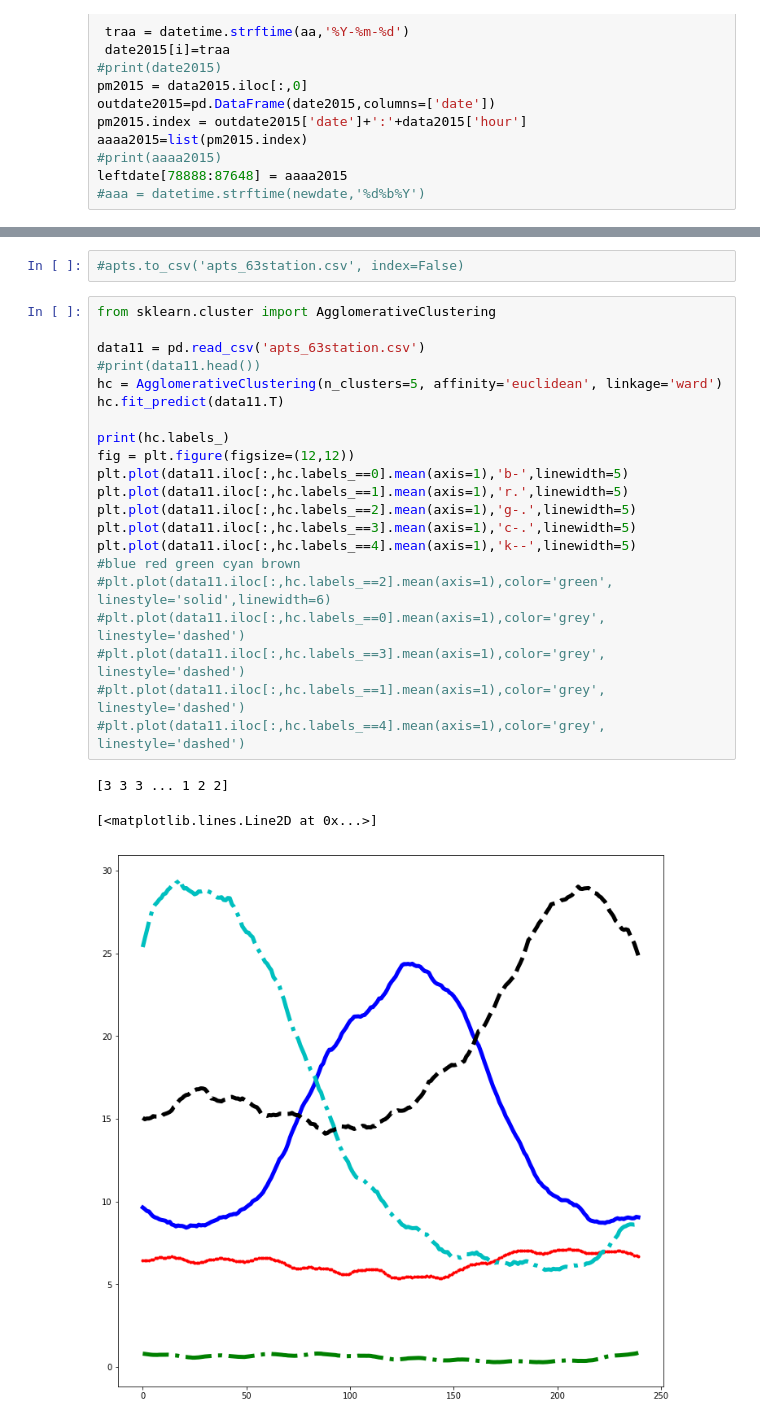
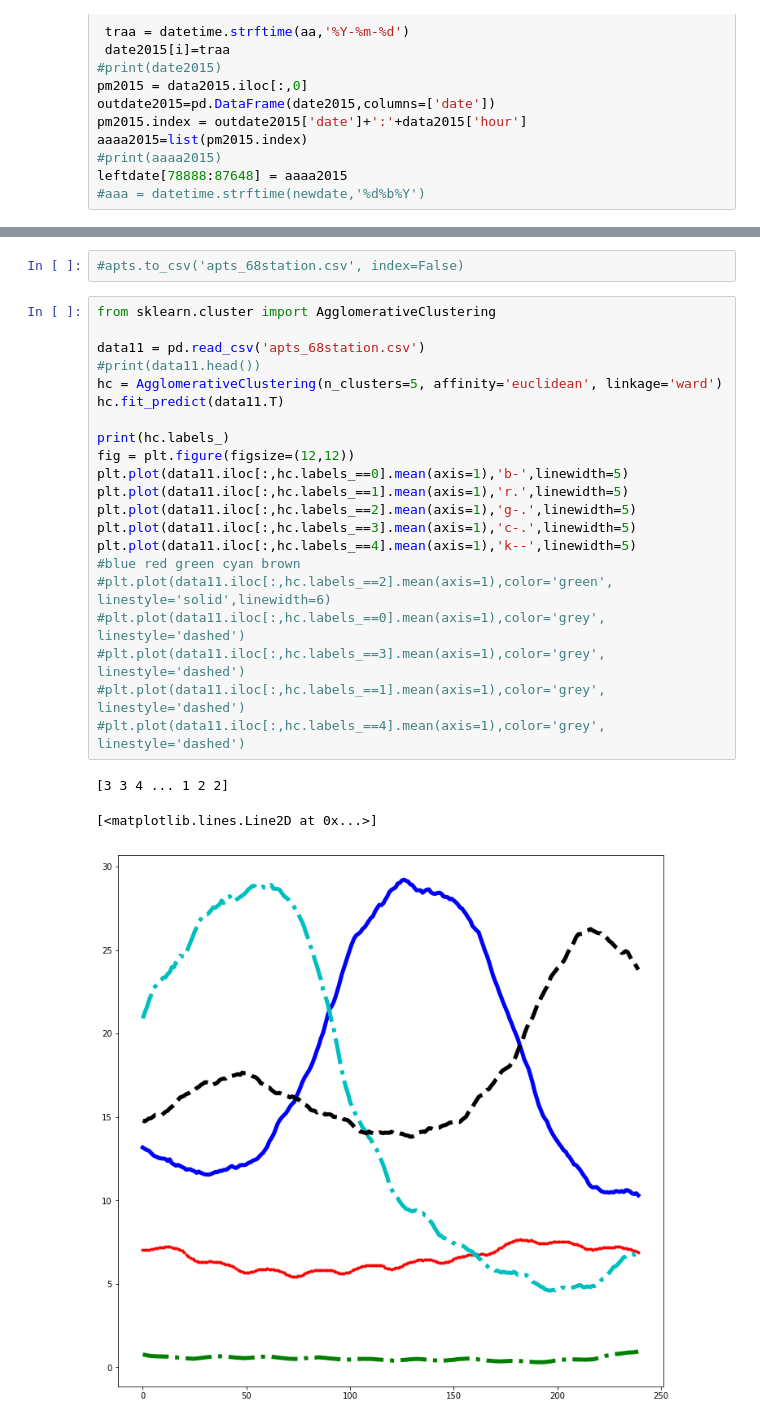
Before and after one commit to jerryjerry9/ce_2019, a Jupyter notebook: hw0418.ipynb, the cells around one changed output, grey strips where cells are left out. Saved outputs shown, nothing was run; the diff lists cells and outputs as text.

```diff
--- a/hw0418.ipynb
+++ b/hw0418.ipynb
@@ -147,28 +160,28 @@ apts.head()
 5 rows × 3642 columns
 # %%
-#apts.to_csv('apts_63station.csv', index=False)
+#apts.to_csv('apts_68station.csv', index=False)
 # %%
 from sklearn.cluster import AgglomerativeClustering
 
-data11 = pd.read_csv('apts_63station.csv')
+data11 = pd.read_csv('apts_68station.csv')
 #print(data11.head())
 hc = AgglomerativeClustering(n_clusters=5, affinity='euclidean', linkage='ward')
 hc.fit_predict(data11.T)
 
 print(hc.labels_)
 fig = plt.figure(figsize=(12,12))
 plt.plot(data11.iloc[:,hc.labels_==0].mean(axis=1),'b-',linewidth=5)
 plt.plot(data11.iloc[:,hc.labels_==1].mean(axis=1),'r.',linewidth=5)
 plt.plot(data11.iloc[:,hc.labels_==2].mean(axis=1),'g-.',linewidth=5)
 plt.plot(data11.iloc[:,hc.labels_==3].mean(axis=1),'c-.',linewidth=5)
 plt.plot(data11.iloc[:,hc.labels_==4].mean(axis=1),'k--',linewidth=5)
 #blue red green cyan brown
 #plt.plot(data11.iloc[:,hc.labels_==2].mean(axis=1),color='green', linestyle='solid',linewidth=6)
 #plt.plot(data11.iloc[:,hc.labels_==0].mean(axis=1),color='grey', linestyle='dashed')
 #plt.plot(data11.iloc[:,hc.labels_==3].mean(axis=1),color='grey', linestyle='dashed')
 #plt.plot(data11.iloc[:,hc.labels_==1].mean(axis=1),color='grey', linestyle='dashed')
 #plt.plot(data11.iloc[:,hc.labels_==4].mean(axis=1),color='grey', linestyle='dashed')
 # %% [output]
-[3 3 3 ... 1 2 2]
+[3 3 4 ... 1 2 2]
 [<matplotlib.lines.Line2D at 0x...>]
-[figure, old version]
+[figure, new version]
```
Also changed, not shown: parts of 19 cells of this notebook.
